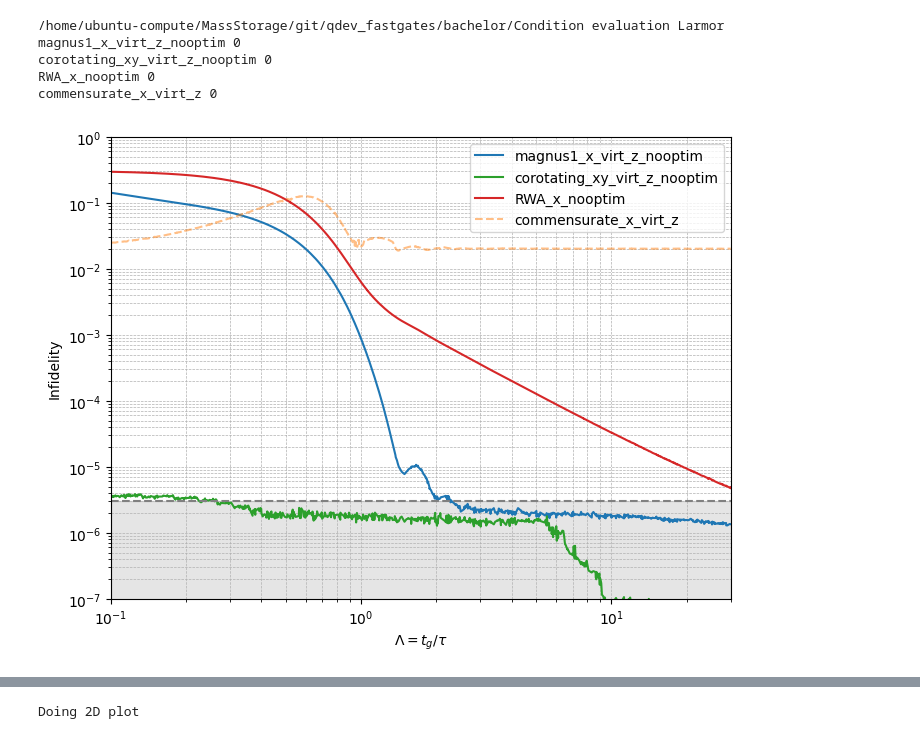
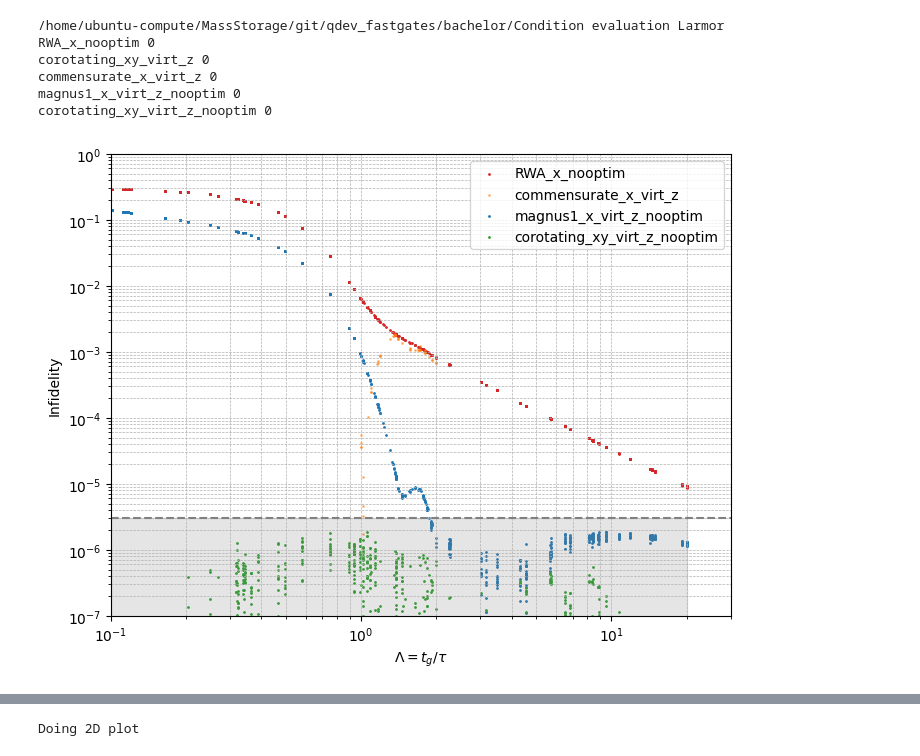
Before and after one commit to Tutbjun/qdev_fastgates, a Jupyter notebook: bachelor/Condition evaluation Larmor/main_plot_infidelity.ipynb, the cells around one changed output, grey strips where cells are left out. Drawn from its saved outputs; the diff is of its cells as text; code cells hidden in the pictures.

```diff
--- a/bachelor/Condition evaluation Larmor/main_plot_infidelity.ipynb
+++ b/bachelor/Condition evaluation Larmor/main_plot_infidelity.ipynb
@@ -31,15 +31,16 @@ for key in scores:
     print(key, timeouts)
     has_alpha = np.zeros((len(scores[key])), dtype=bool)
     for i in range(len(scores[key])):
-        if "alpha" in scores[key][i]:
+        if "alpha_actual" in scores[key][i]:
             has_alpha[i] = True
     scores[key] = [scores[key][i] for i in range(len(has_alpha)) if has_alpha[i]]
 # %% [output]
 /home/ubuntu-compute/MassStorage/git/qdev_fastgates/bachelor/Condition evaluation Larmor
+RWA_x_nooptim 0
+corotating_xy_virt_z 0
+commensurate_x_virt_z 0
 magnus1_x_virt_z_nooptim 0
 corotating_xy_virt_z_nooptim 0
-RWA_x_nooptim 0
-commensurate_x_virt_z 0
 # %%
 #do_simple
 def do_simple(scores):
@@ -60,7 +61,7 @@ def do_simple(scores):
         fidelity = []
         for i in range(len(scores[key])):
             tgs.append(scores[key][i]["t_g"])
-            omega_01s.append(scores[key][i]["omega_01"])
+            omega_01s.append(scores[key][i]["omega_01_actual"])
             tau = (omega_01s[-1] / (2*np.pi))**(-1)
             lambdas.append(tgs[-1] / tau)
             fidelity.append(scores[key][i]["score"])
@@ -84,34 +85,35 @@ def do_simple(scores):
             line = "-"
             alpha = 1
         nanmask = np.isnan(np.asarray(f2plot).astype(float))
         f2plot = f2plot[~nanmask]
         l2plot = l2plot[~nanmask]
         if np.sum(nanmask) > 0:
             print("nanmask", key, np.sum(nanmask))
-        sc = ax.plot(l2plot, 1-f2plot, label=key,c=c, linestyle=line, alpha=alpha)
+        #sc = ax.plot(l2plot, 1-f2plot, label=key,c=c, linestyle=line, alpha=alpha)
+        sc = ax.scatter(l2plot, 1-f2plot, label=key,c=c, alpha=alpha, s=1)
         ax.set_xlabel(r"$\Lambda=t_g/\tau$")
         ax.set_ylabel("Infidelity")
         #ax.set_title(key)
     #make a horizontal line 2e-6, and grey out all under it
     if len(all_lambdas) > 0:
         mi = np.min(all_lambdas)
         ma = np.max(all_lambdas)
         ax.axhline(y=3e-6, color='grey', linestyle='--')
         ax.fill_betweenx([0, 3e-6], mi, ma, color='grey', alpha=0.2)
-        plt.xlim([1e-1, ma])
+        plt.xlim([1e-1, 3e1])
         plt.yscale("log")
         plt.xscale("log")
         plt.ylim([1e-7,1])
         plt.legend()
         #with grid
         ax.grid(which='both', linestyle='--', linewidth=0.5)
-        plt.savefig("fidelity_3level.png", dpi=300, bbox_inches='tight')
+        plt.savefig("fidelity_3levelslurp.png", dpi=300, bbox_inches='tight')
         plt.show()
 
 
 
 
 
 do_simple(scores)
 # %% [output]
-[figure, old version]
+[figure, new version]
```
Also changed, not shown: parts of 2 cells of this notebook, 7 other files.
